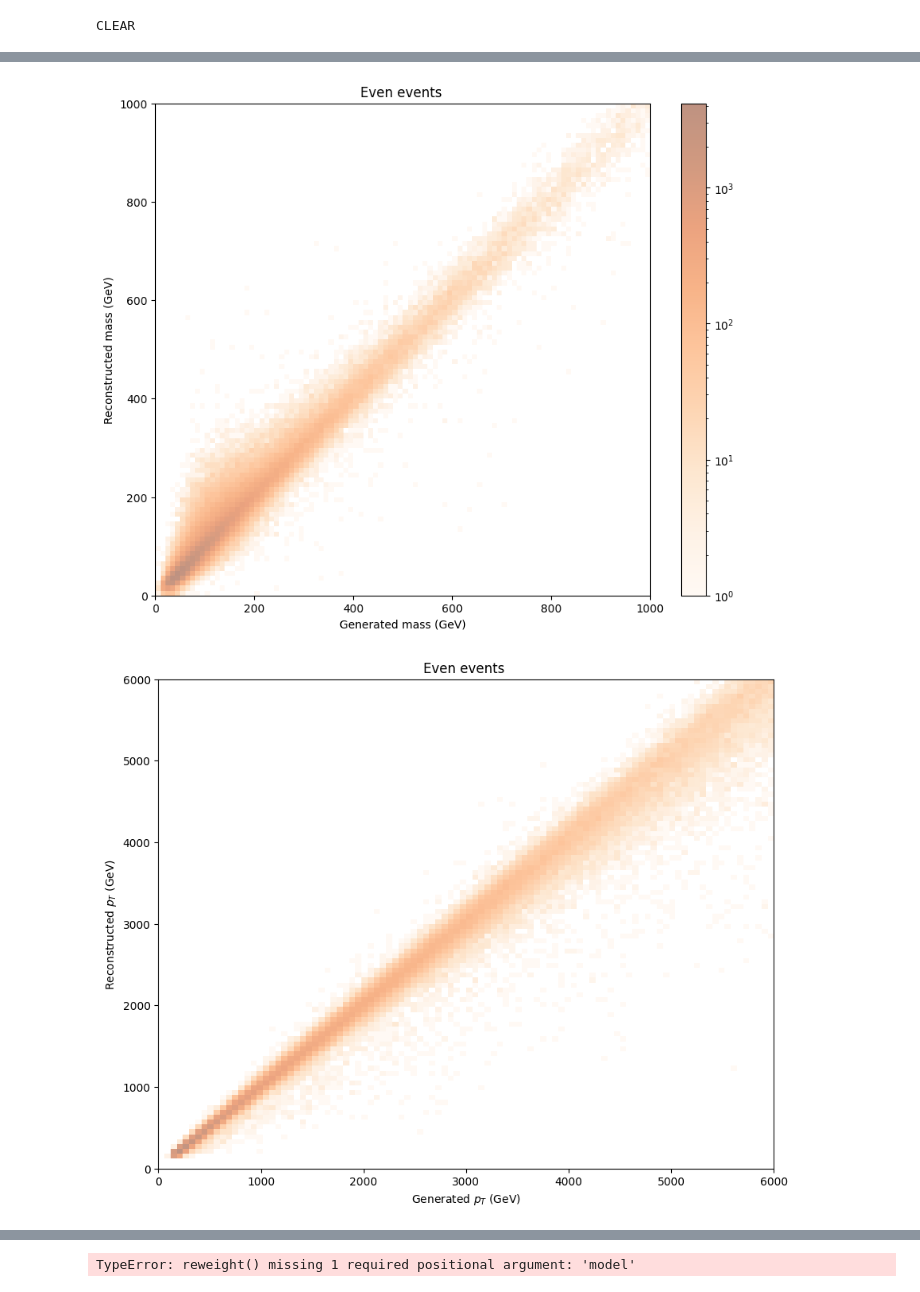
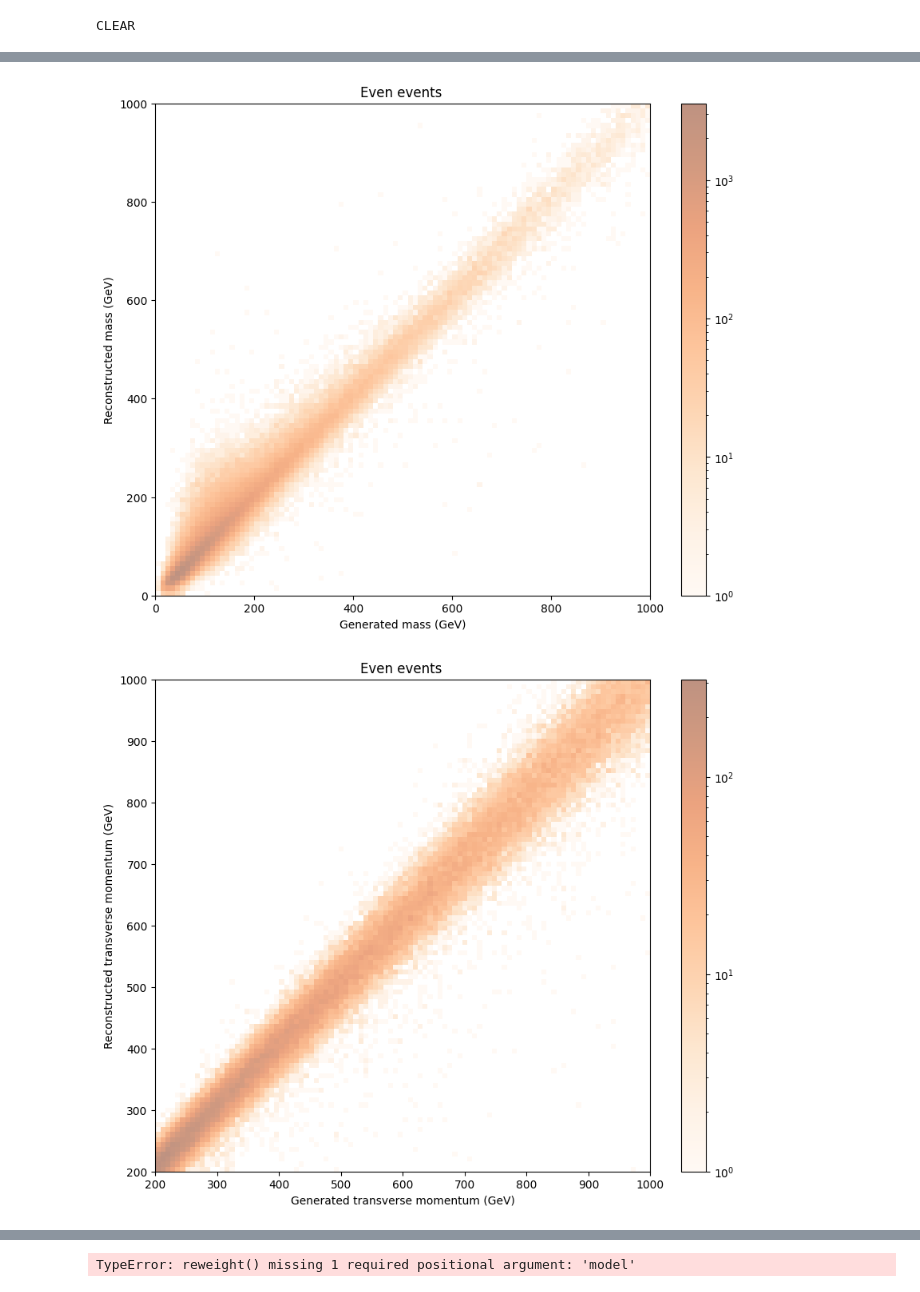
Before and after one commit to rappoccio/Omni2D, a Jupyter notebook: OmnifoldPtMass.ipynb, the cells around one changed output, grey strips where cells are left out. Drawn from its saved outputs; the diff is of its cells as text; code cells hidden in the pictures.

```diff
--- a/OmnifoldPtMass.ipynb
+++ b/OmnifoldPtMass.ipynb
@@ -22,4 +24,9 @@ from coffea.nanoevents import NanoEventsFactory, NanoAODSchema
 To enable the following instructions: AVX2 FMA, in other operations, rebuild TensorFlow with the appropriate compiler flags.
+# %%
+
+import matplotlib as mpl
+mpl.rcParams.update(mpl.rcParamsDefault)
+mpl.rcParams["text.usetex"]=False
 # %%
 coffea.__version__
 # %% [output]
@@ -84,6 +68,10 @@ gj_deltar_fj = gj0.delta_r(fj0)
 pass_dr = gj_deltar_fj < 0.2
 gj0 = gj0[pass_dr]
 fj0 = fj0[pass_dr]
+# Discard events with low pt
+pass_pt = fj0.pt > 200.
+gj0 = gj0[pass_pt]
+fj0 = fj0[pass_pt]
 # %% [markdown]
 ### Divide into even and odd events to test and train the neural network
 # %%
@@ -193,7 +179,7 @@ import matplotlib as mpl
 # %%
 #Data, true
 plt.figure(figsize=(10, 8))
-plt.hist2d(even_gen[:, 0], even_reco[:, 0],
+plt.hist2d(even_gen[:,0], even_reco[:,0],
            bins=(np.linspace(0,1000,101), np.linspace(0,1000,101)),
            cmap='Oranges', alpha=0.5, label="Data, true",
            norm=mpl.colors.LogNorm())
@@ -203,21 +189,21 @@ plt.ylabel("Reconstructed mass (GeV)")
 plt.title("Even events ")
 plt.show()
 # %% [output]
-[figure, old version]
+[figure, new version]
 # %%
 #Data, true
 plt.figure(figsize=(10, 8))
-plt.hist2d(even_gen[:, 1], even_reco[:, 1],
-           bins=(np.linspace(0,6000,101), np.linspace(0,6000,101)),
+plt.hist2d(even_gen[:,1], even_reco[:,1],
+           bins=(np.linspace(200,1000,101), np.linspace(200,1000,101)),
            cmap='Oranges', alpha=0.5, label="Data, true",
            norm=mpl.colors.LogNorm())
-#plt.colorbar()
-plt.xlabel("Generated $p_T$ (GeV)")
-plt.ylabel("Reconstructed $p_T$ (GeV)")
+plt.colorbar()
+plt.xlabel("Generated transverse momentum (GeV)")
+plt.ylabel("Reconstructed transverse momentum (GeV)")
 plt.title("Even events ")
 plt.show()
 # %% [output]
-[figure, old version]
+[figure, new version]
 # %%
 #Data, true
 plt.figure(figsize=(10, 8))
```
Also changed, not shown: parts of 20 cells of this notebook.
